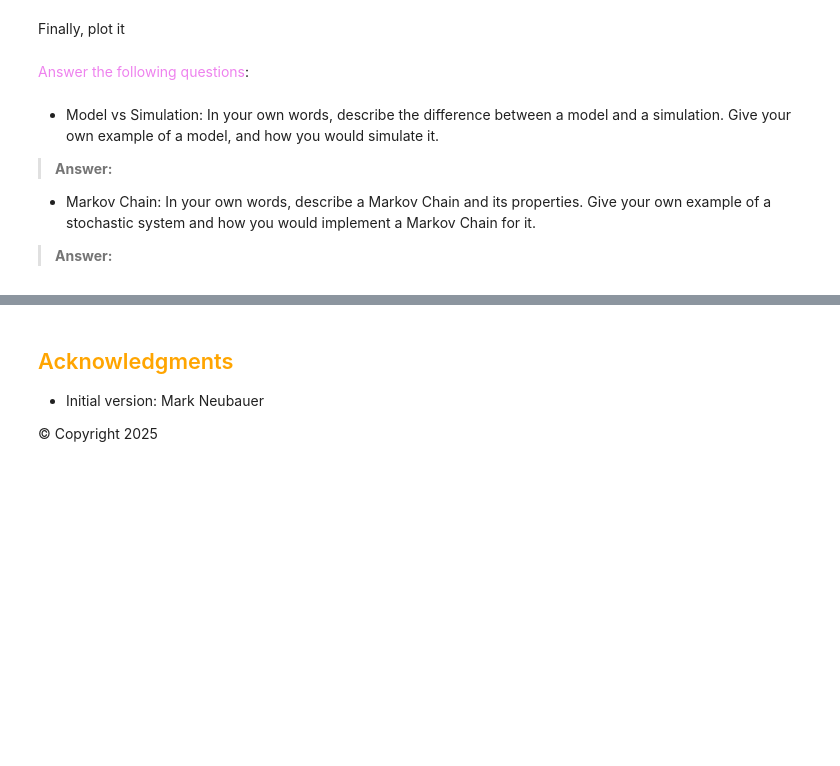
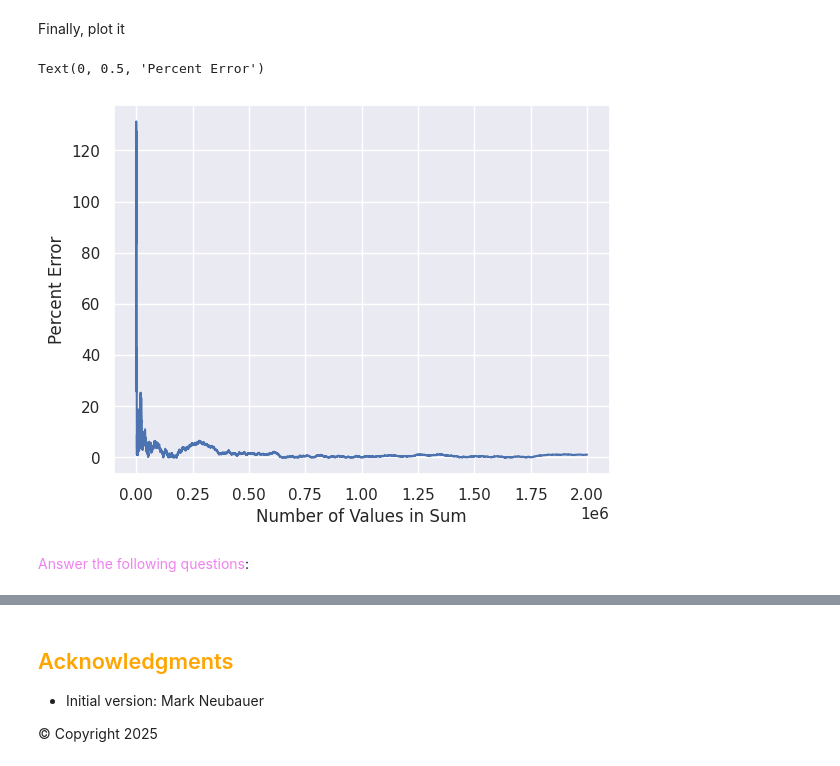
Before and after one commit to hcc7402/Phys503-Work-Campos, a Jupyter notebook: homework_05.ipynb, the cells around one changed output, grey strips where cells are left out. Drawn from its saved outputs; the diff is of its cells as text; code cells hidden in the pictures; blank space fills up the shorter version.

```diff
--- a/homework_05.ipynb
+++ b/homework_05.ipynb
@@ -706,7 +698,7 @@ Randomly choose values for `x` from a distribution between the limits of the def
 # %%
 lower_limit_1 = 0
 upper_limit_1 = 1
-num_x_vals_1  = 10**6 # this must be an integer value less than or equal to 10^8
+num_x_vals_1  = 10**4 # this must be an integer value less than or equal to 10^8
 x_vals_1 = np.random.uniform(lower_limit_1, upper_limit_1, num_x_vals_1)
 # %%
 lower_limit_2 = 300
@@ -721,7 +715,7 @@ x_vals_3 = np.random.uniform(lower_limit_3, upper_limit_3, num_x_vals_3)
 # %%
 lower_limit_4 = 0
 upper_limit_4 = 10**10
-num_x_vals_4  = 10**8
+num_x_vals_4  = 10**6
 x_vals_4 = np.random.uniform(lower_limit_4, upper_limit_4, num_x_vals_4)
 # %% [markdown]
 Calculate the `f_x` values:
@@ -763,0 +779,8 @@ print(f"The Percent Error is {pe}%")
+# %%
+mse = (approx_int_4 - analytical_result_expr4)**2
+print(f"The Mean Squared Error is {mse}")
+
+pe = abs(approx_int_4 - analytical_result_expr4) / abs(analytical_result_expr4) * 100
+print(f"The Percent Error is {pe}%")
+
+# not sure why is giving me huge error.
@@ -771,20 +797,21 @@ Finally, we want to visualize how the error decreases as the number of random tr
 * Make a figure showing how the error changes with the number of values in the sum.
 # %%
 error_data = []
+for N in range(1, len(y_1) + 1):    # start at 2 per instructions
+    FN = np.mean(y_1[:N])   # <F_N> from first N samples
+    pe = abs(FN - analytical_result_expr1) / abs(analytical_result_expr1) * 100.0
+    error_data.append(pe)
 # Write code here to fill error_data with the percentage error corresponding to each of the number of points you sampled in the MC integration
 # %% [markdown]
 Finally, plot it
 # %%
-plt.plot(np.linspace(2, 2000000, 1999998, endpoint=True), error_data)
+plt.plot(np.linspace(2, 2000000, num_x_vals_1, endpoint=True), error_data)
 plt.xlabel("Number of Values in Sum")
 plt.ylabel("Percent Error")
+
+# only did ~1000 since 10**6 would take too long to run, but shows the relationship nonetheless
+# %% [output]
+Text(0, 0.5, 'Percent Error')
+[figure, added]
 # %% [markdown]
 <span style="color:Violet">Answer the following questions</span>:
-# %% [markdown]
-- Model vs Simulation: In your own words, describe the difference between a model and a simulation.  Give your own example of a model, and how you would simulate it.
-
-> **Answer:**
-
-- Markov Chain: In your own words, describe a Markov Chain and its properties. Give your own example of a stochastic system and how you would implement a Markov Chain for it.
-
-> **Answer:**
```
Also changed, not shown: parts of 15 cells of this notebook.
